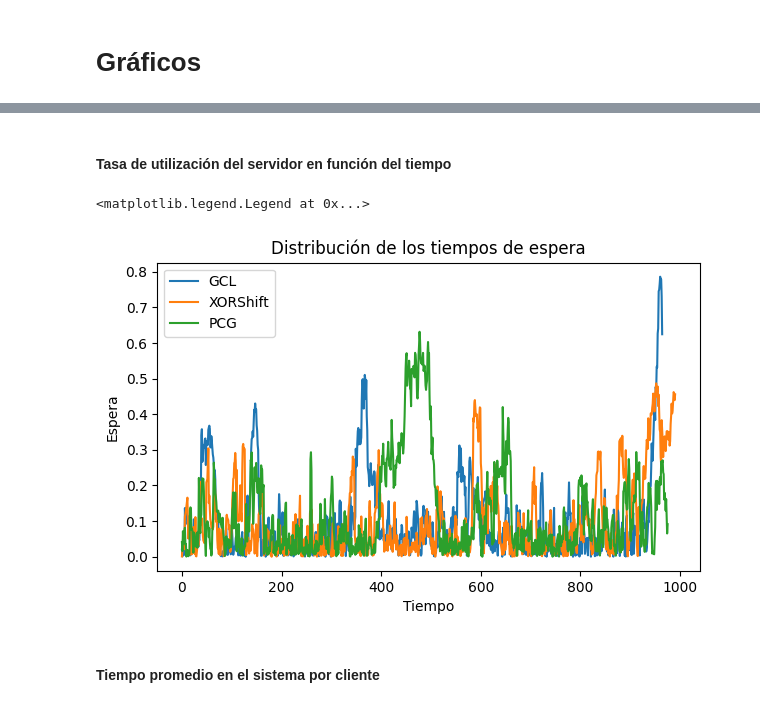
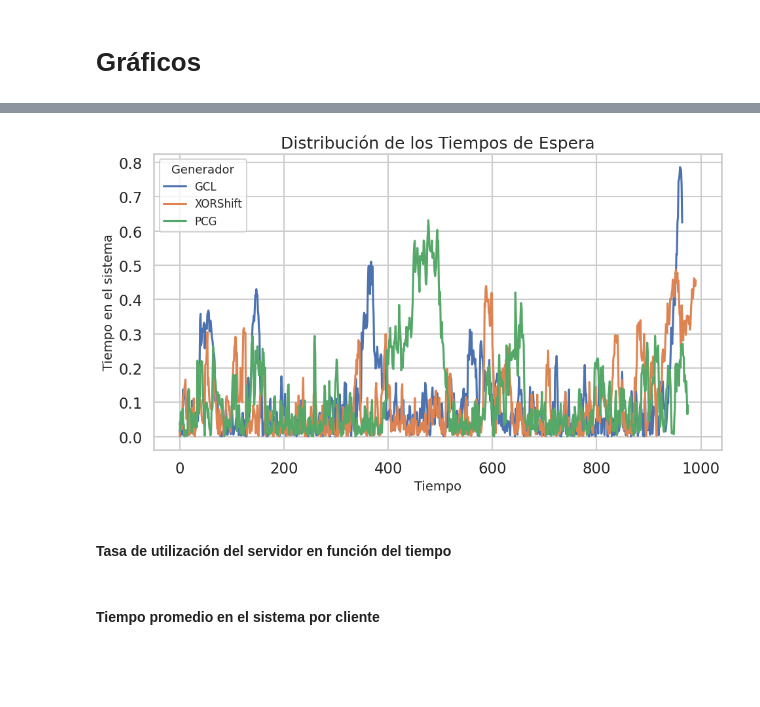
Before and after one commit to slopezpereyra/ModelosTE, a Jupyter notebook: Graficos.ipynb, the cells around one changed output, grey strips where cells are left out. Saved outputs shown, nothing was run; the diff lists cells and outputs as text; code cells hidden in the pictures; blank space fills up the shorter version.

```diff
--- a/Graficos.ipynb
+++ b/Graficos.ipynb
@@ -14,16 +31,25 @@ nombres = [g.getName() for g in gens]
+# %%
+
+# Lindo estilo de Seaborn :)
+sns.set(style="whitegrid", context="talk", palette="deep")  # 'talk' es ideal para presentaciones
+
+plt.figure(figsize=(10, 6))
+
+for df, nombre in zip(dataframes, nombres):
+    sns.lineplot(data=df, x=df.index, y='TEnSistema', label=nombre)
+
+plt.title('Distribución de los Tiempos de Espera', fontsize=18)
+plt.xlabel('Tiempo', fontsize=14)
+plt.ylabel('Tiempo en el sistema', fontsize=14)
+plt.legend(title='Generador', fontsize=12, title_fontsize=13)
+plt.tight_layout()
+
+# Mostrar gráfico
+plt.show()
+# %% [output]
+[figure, added]
 # %% [markdown]
 #### Tasa de utilización del servidor en función del tiempo
-# %%
-ax = None
-for df, nombre in zip(dataframes, nombres):
-    ax = df['TEnSistema'].plot(kind='line', figsize=(7, 4), label=nombre, ax=ax)
-ax.set_title('Distribución de los tiempos de espera')
-ax.set_xlabel('Tiempo')
-ax.set_ylabel('Espera')
-ax.legend()
-# %% [output]
-<matplotlib.legend.Legend at 0x...>
-[figure, removed]
 # %% [markdown]
 #### Tiempo promedio en el sistema por cliente
 # %%
```
Also changed, not shown: parts of 15 cells of this notebook, 7 other files.
